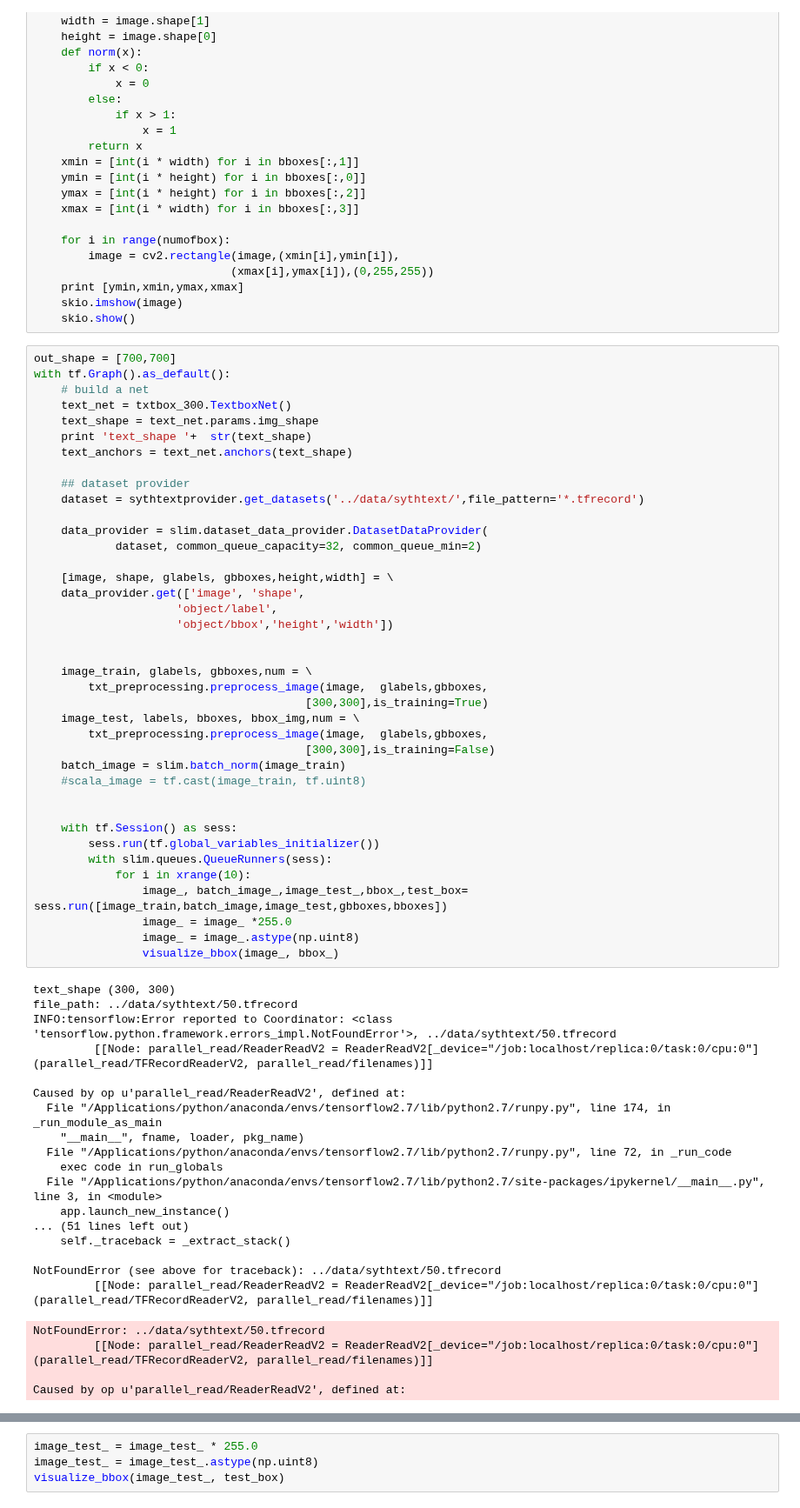
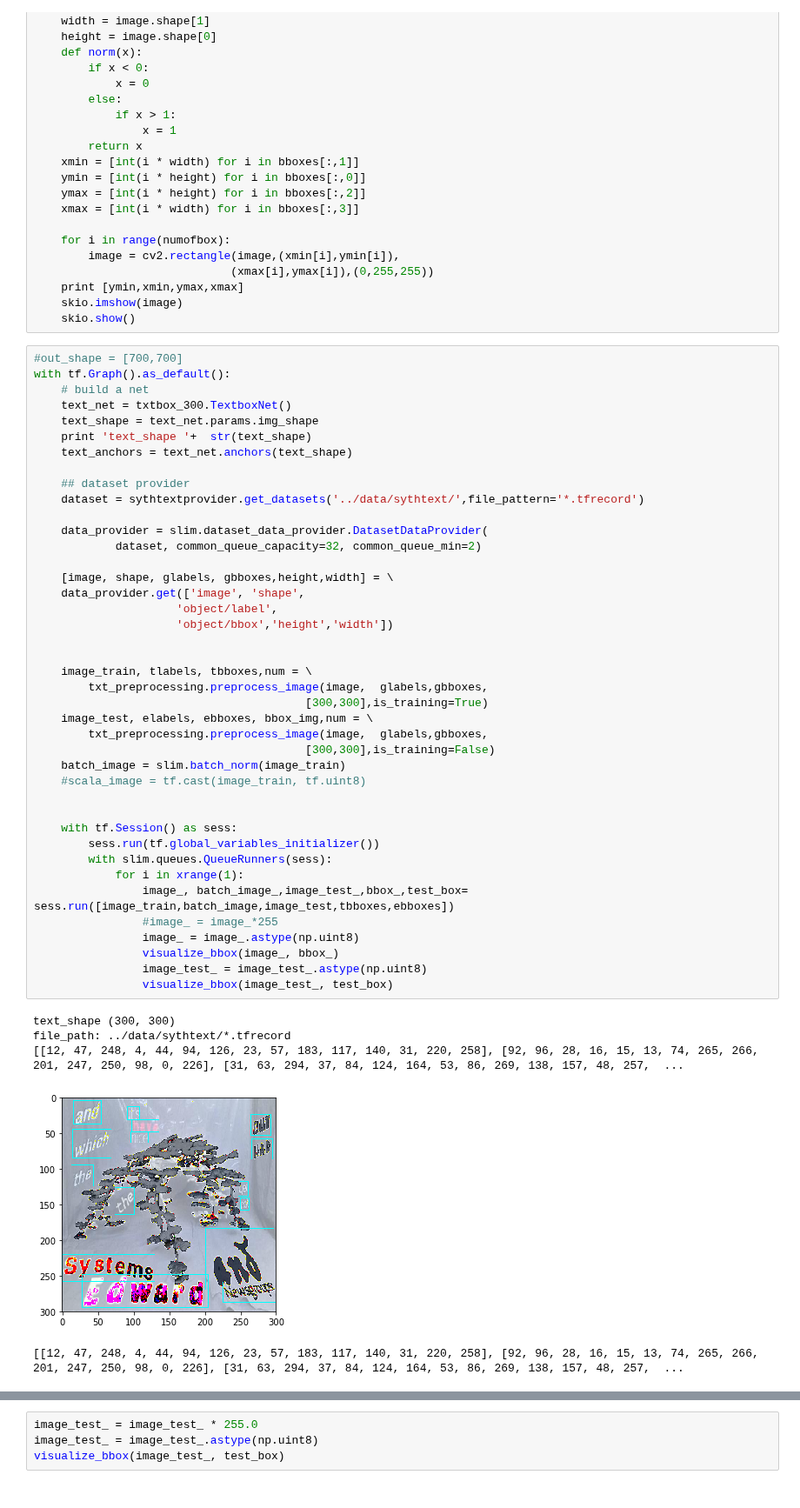
Before and after one commit to bindung/TextBoxes-TensorFlow, a Jupyter notebook: Notes/data_processing.ipynb, the cells around one changed output, grey strips where cells are left out. Shown at 87% size. Drawn from its saved outputs; the diff is of its cells as text.

```diff
--- a/Notes/data_processing.ipynb
+++ b/Notes/data_processing.ipynb
@@ -62,7 +62,7 @@ def visualize_bbox(image, bboxes):
     skio.imshow(image)
     skio.show()
 # %%
-out_shape = [700,700]
+#out_shape = [700,700]
 with tf.Graph().as_default():
     # build a net
     text_net = txtbox_300.TextboxNet()
@@ -70,55 +70,41 @@ with tf.Graph().as_default():
     print 'text_shape '+  str(text_shape)
     text_anchors = text_net.anchors(text_shape)
 
     ## dataset provider
     dataset = sythtextprovider.get_datasets('../data/sythtext/',file_pattern='*.tfrecord')
 
     data_provider = slim.dataset_data_provider.DatasetDataProvider(
             dataset, common_queue_capacity=32, common_queue_min=2)
 
     [image, shape, glabels, gbboxes,height,width] = \
     data_provider.get(['image', 'shape',
                      'object/label',
                      'object/bbox','height','width'])
 
 
-    image_train, glabels, gbboxes,num = \
+    image_train, tlabels, tbboxes,num = \
         txt_preprocessing.preprocess_image(image,  glabels,gbboxes,
                                         [300,300],is_training=True)
-    image_test, labels, bboxes, bbox_img,num = \
+    image_test, elabels, ebboxes, bbox_img,num = \
         txt_preprocessing.preprocess_image(image,  glabels,gbboxes,
                                         [300,300],is_training=False)
     batch_image = slim.batch_norm(image_train)
     #scala_image = tf.cast(image_train, tf.uint8)
 
 
     with tf.Session() as sess:
         sess.run(tf.global_variables_initializer())
         with slim.queues.QueueRunners(sess):
-            for i in xrange(10):
-                image_, batch_image_,image_test_,bbox_,test_box= sess.run([image_train,batch_image,image_test,gbboxes,bboxes])
-                image_ = image_ *255.0
+            for i in xrange(1):
+                image_, batch_image_,image_test_,bbox_,test_box= sess.run([image_train,batch_image,image_test,tbboxes,ebboxes])
+                #image_ = image_*255
                 image_ = image_.astype(np.uint8)
                 visualize_bbox(image_, bbox_)
+                image_test_ = image_test_.astype(np.uint8)
+                visualize_bbox(image_test_, test_box)
 # %% [output]
 text_shape (300, 300)
-file_path: ../data/sythtext/50.tfrecord
-INFO:tensorflow:Error reported to Coordinator: <class 'tensorflow.python.framework.errors_impl.NotFoundError'>, ../data/sythtext/50.tfrecord
-         [[Node: parallel_read/ReaderReadV2 = ReaderReadV2[_device="/job:localhost/replica:0/task:0/cpu:0"](parallel_read/TFRecordReaderV2, parallel_read/filenames)]]
-
-Caused by op u'parallel_read/ReaderReadV2', defined at:
-  File "/Applications/python/anaconda/envs/tensorflow2.7/lib/python2.7/runpy.py", line 174, in _run_module_as_main
-    "__main__", fname, loader, pkg_name)
-  File "/Applications/python/anaconda/envs/tensorflow2.7/lib/python2.7/runpy.py", line 72, in _run_code
-    exec code in run_globals
-  File "/Applications/python/anaconda/envs/tensorflow2.7/lib/python2.7/site-packages/ipykernel/__main__.py", line 3, in <module>
-    app.launch_new_instance()
-... (51 lines left out)
-    self._traceback = _extract_stack()
-
-NotFoundError (see above for traceback): ../data/sythtext/50.tfrecord
-         [[Node: parallel_read/ReaderReadV2 = ReaderReadV2[_device="/job:localhost/replica:0/task:0/cpu:0"](parallel_read/TFRecordReaderV2, parallel_read/filenames)]]
+file_path: ../data/sythtext/*.tfrecord
+[[12, 47, 248, 4, 44, 94, 126, 23, 57, 183, 117, 140, 31, 220, 258], [92, 96, 28, 16, 15, 13, 74, 265, 266, 201, 247, 250, 98, 0, 226], [31, 63, 294, 37, 84, 124, 164, 53, 86, 269, 138, 157, 48, 257,  ...
+[figure, added]
-NotFoundError: ../data/sythtext/50.tfrecord
-         [[Node: parallel_read/ReaderReadV2 = ReaderReadV2[_device="/job:localhost/replica:0/task:0/cpu:0"](parallel_read/TFRecordReaderV2, parallel_read/filenames)]]
-
-Caused by op u'parallel_read/ReaderReadV2', defined at:
+[[12, 47, 248, 4, 44, 94, 126, 23, 57, 183, 117, 140, 31, 220, 258], [92, 96, 28, 16, 15, 13, 74, 265, 266, 201, 247, 250, 98, 0, 226], [31, 63, 294, 37, 84, 124, 164, 53, 86, 269, 138, 157, 48, 257,  ...
```
Also changed, not shown: parts of 2 cells of this notebook, 1 other file.
